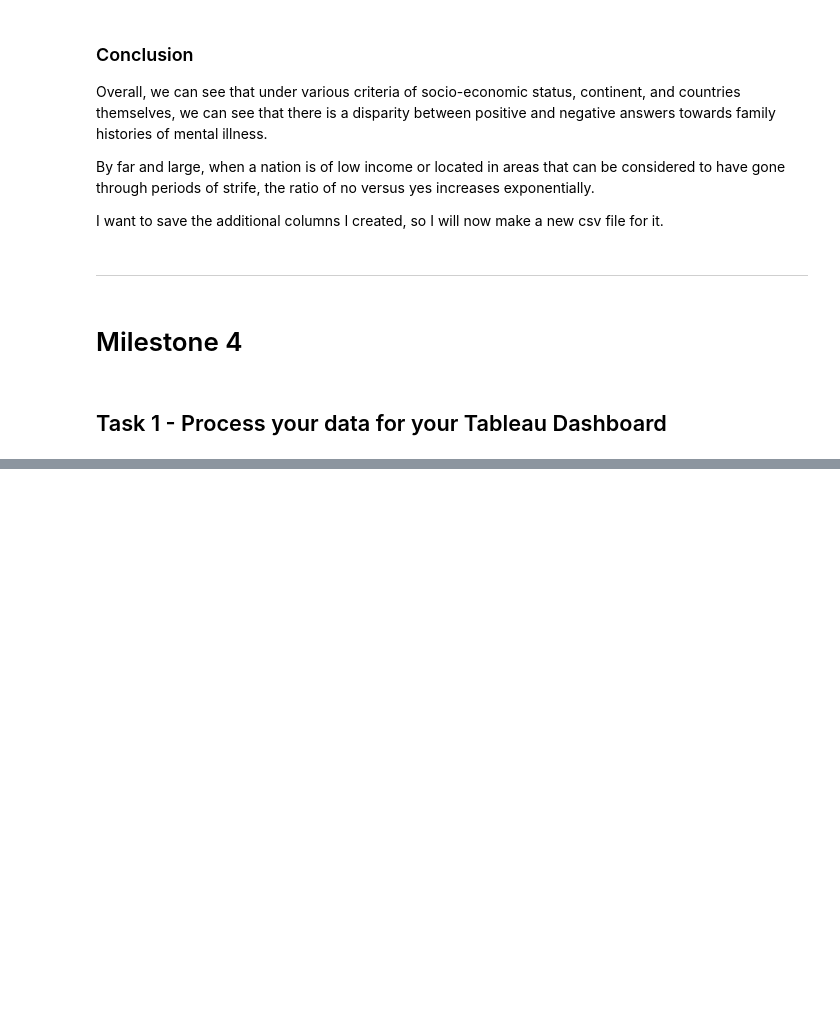
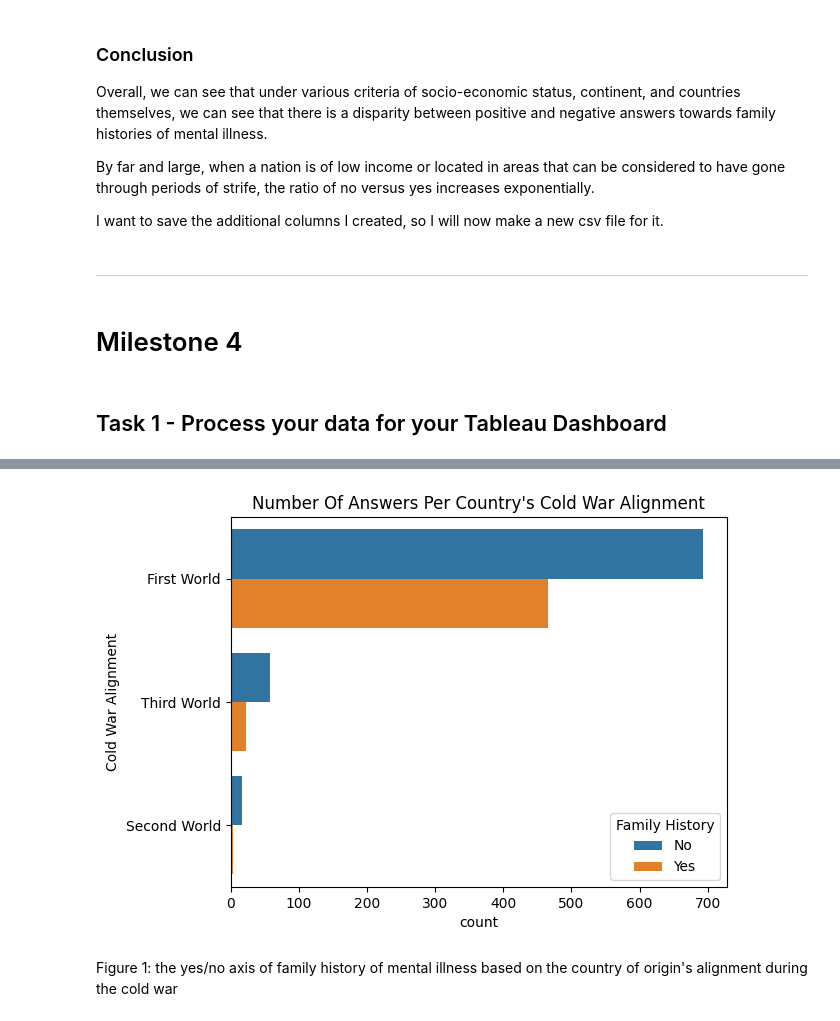
Before and after one commit to ubco-W2022T1-cosc301/project-group06, a Jupyter notebook: notebooks/analysis2.ipynb, the cells around one changed output, grey strips where cells are left out. Cells and saved outputs as stored; diff of their text form; code cells hidden in the pictures; blank space fills up the shorter version.

Commit message:
analysis2.ipynb and related png files
Finalised Milestone 5 in analysis2.ipynb and saved all of the used graphs as PNGs in the images folder.

```diff
--- a/notebooks/analysis2.ipynb
+++ b/notebooks/analysis2.ipynb
@@ -391,0 +405,33 @@ projectDf.to_csv('../data/processed/sstenbackM3T4Data.csv',index=False)
+# %%
+#Load the dataframe from the saved CSV
+projectDf = pd.read_csv('../data/processed/sstenbackM3T4Data.csv')
+
+#Create lists of countries belonging to each of the Cold War 'Worlds'
+firstWorldCountryList = ['Australia','Belgium','Canada','Denmark','France','Germany','Greece','Israel','Italy','Japan','Netherlands','New Zealand','Norway','Philippines','Portugal','South Africa','Spain','Thailand','United Kingdom','United States','Zimbabwe']
+secondWorldCountryList = ['Bulgaria','China','Czech Republic','Georgia','Hungary','Latvia','Moldova','Poland','Romania','Russia']
+thirdWorldCountryList = ['Austria','Bahamas','Bosnia and Herzegovina','Brazil','Colombia','Costa Rica','Croatia','Finland','India','Ireland','Mexico','Nigeria','Singapore','Slovenia','Sweden','Switzerland','Uruguay']
+
+#Iterate through the 'Country' column of the dataframe and create a list of Cold War alignment
+coldWarAlignmentList = []
+countryList = projectDf['Country'].tolist()
+for item in countryList:
+    if item in firstWorldCountryList:
+        coldWarAlignmentList.append('First World')
+    elif item in secondWorldCountryList:
+        coldWarAlignmentList.append('Second World')
+    elif item in thirdWorldCountryList:
+        coldWarAlignmentList.append('Third World')
+    else:
+        coldWarAlignmentList.append('NA')
+
+#Add the new column to the dataframe
+projectDf['Cold War Alignment'] = coldWarAlignmentList
+
+#Visualise the graph with economic status instead of countries
+sns.countplot(data=projectDf,y='Cold War Alignment',hue='Family History').set(title="Number Of Answers Per Country's Cold War Alignment")
+#Display the plot using matplotlib
+plt.show()
+# %% [output]
+[figure, added]
+# %% [markdown]
+Figure 1: the yes/no axis of family history of mental illness based on the country of origin's alignment during the cold war
```
Also changed, not shown: parts of 5 cells of this notebook, 8 other files.
